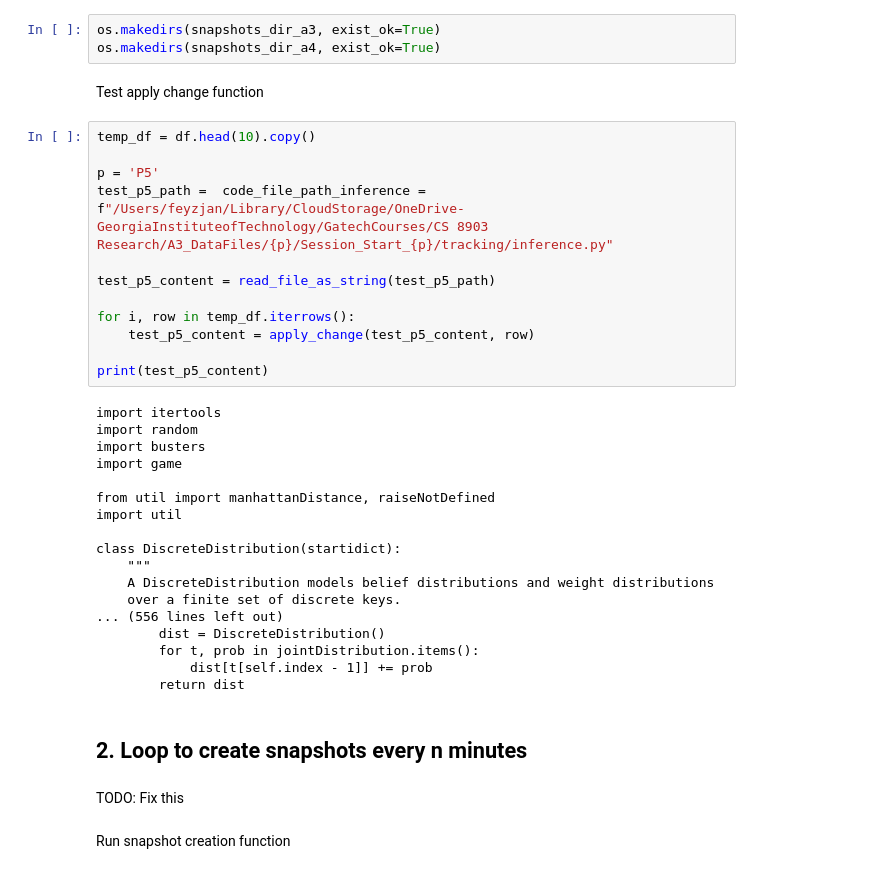
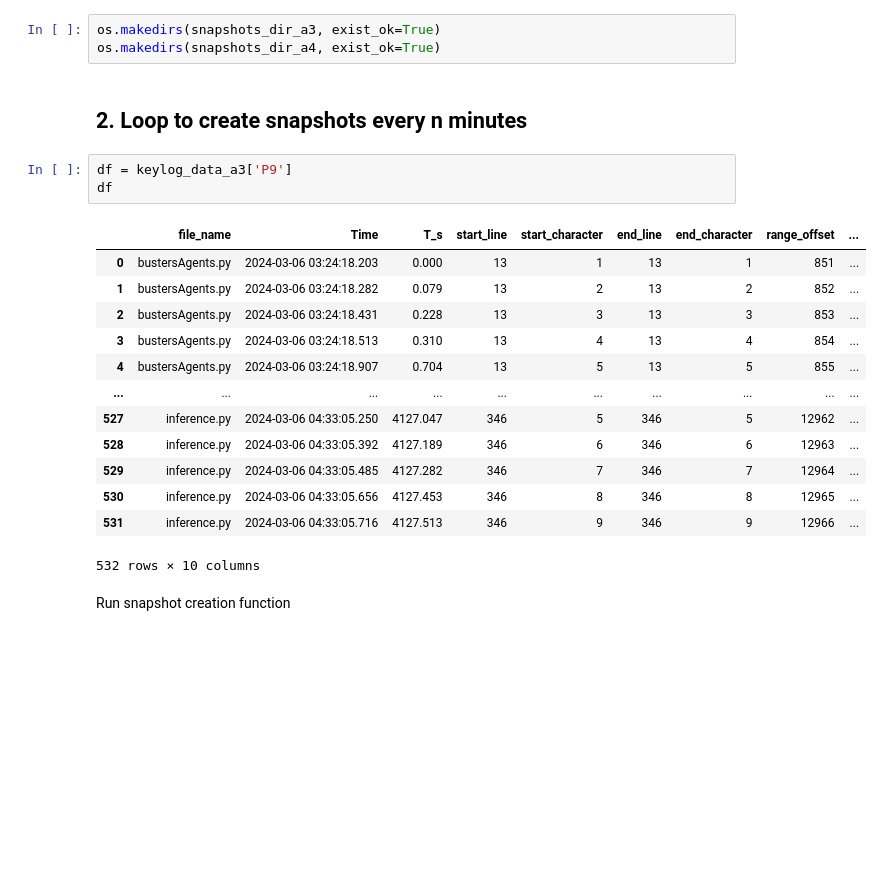
Before and after one commit to feyzijan/EDA_Productivity, a Jupyter notebook: KeylogAnalysisDataPrep.ipynb, the cells around one changed output. Drawn from its saved outputs; the diff is of its cells as text; blank space fills up the shorter version.

```diff
--- a/KeylogAnalysisDataPrep.ipynb
+++ b/KeylogAnalysisDataPrep.ipynb
@@ -100,41 +135,24 @@ Create directories we need
 # %%
 os.makedirs(snapshots_dir_a3, exist_ok=True)
 os.makedirs(snapshots_dir_a4, exist_ok=True)
-# %% [markdown]
-Test apply change function
-# %%
-temp_df = df.head(10).copy()
-
-p = 'P5'
-test_p5_path =  code_file_path_inference = f"/Users/feyzjan/Library/CloudStorage/OneDrive-GeorgiaInstituteofTechnology/GatechCourses/CS 8903 Research/A3_DataFiles/{p}/Session_Start_{p}/tracking/inference.py"
-
-test_p5_content = read_file_as_string(test_p5_path)
-
-for i, row in temp_df.iterrows():
-    test_p5_content = apply_change(test_p5_content, row)
-
-print(test_p5_content)
-# %% [output]
-import itertools
-import random
-import busters
-import game
-
-from util import manhattanDistance, raiseNotDefined
-import util
-
-class DiscreteDistribution(startidict):
-    """
-    A DiscreteDistribution models belief distributions and weight distributions
-    over a finite set of discrete keys.
-... (556 lines left out)
-        dist = DiscreteDistribution()
-        for t, prob in jointDistribution.items():
-            dist[t[self.index - 1]] += prob
-        return dist
 # %% [markdown]
 ## 2. Loop to create snapshots every n minutes
-# %% [markdown]
-TODO: Fix this
+# %%
+df = keylog_data_a3['P9']
+df
+# %% [output]
+|  | file_name | Time | T_s | start_line | start_character | end_line | end_character | range_offset | ... |
+| 0 | bustersAgents.py | 2024-03-06 03:24:18.203 | 0.000 | 13 | 1 | 13 | 1 | 851 | ... |
+| 1 | bustersAgents.py | 2024-03-06 03:24:18.282 | 0.079 | 13 | 2 | 13 | 2 | 852 | ... |
+| 2 | bustersAgents.py | 2024-03-06 03:24:18.431 | 0.228 | 13 | 3 | 13 | 3 | 853 | ... |
+| 3 | bustersAgents.py | 2024-03-06 03:24:18.513 | 0.310 | 13 | 4 | 13 | 4 | 854 | ... |
+| 4 | bustersAgents.py | 2024-03-06 03:24:18.907 | 0.704 | 13 | 5 | 13 | 5 | 855 | ... |
+| ... | ... | ... | ... | ... | ... | ... | ... | ... | ... |
+| 527 | inference.py | 2024-03-06 04:33:05.250 | 4127.047 | 346 | 5 | 346 | 5 | 12962 | ... |
+| 528 | inference.py | 2024-03-06 04:33:05.392 | 4127.189 | 346 | 6 | 346 | 6 | 12963 | ... |
+| 529 | inference.py | 2024-03-06 04:33:05.485 | 4127.282 | 346 | 7 | 346 | 7 | 12964 | ... |
+| 530 | inference.py | 2024-03-06 04:33:05.656 | 4127.453 | 346 | 8 | 346 | 8 | 12965 | ... |
+| 531 | inference.py | 2024-03-06 04:33:05.716 | 4127.513 | 346 | 9 | 346 | 9 | 12966 | ... |
+532 rows × 10 columns
 # %% [markdown]
 Run snapshot creation function
```
Also changed, not shown: parts of 22 cells of this notebook, 3 other files.
